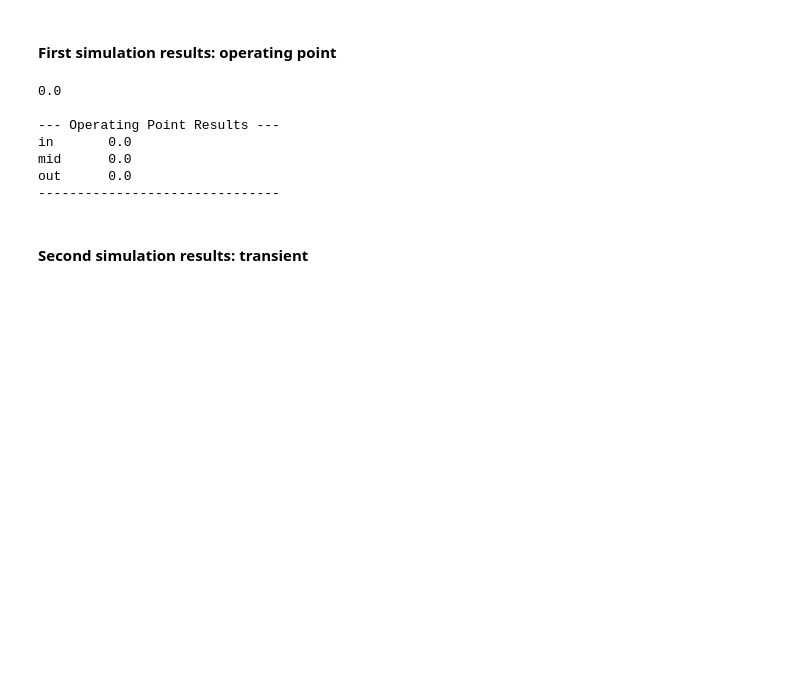
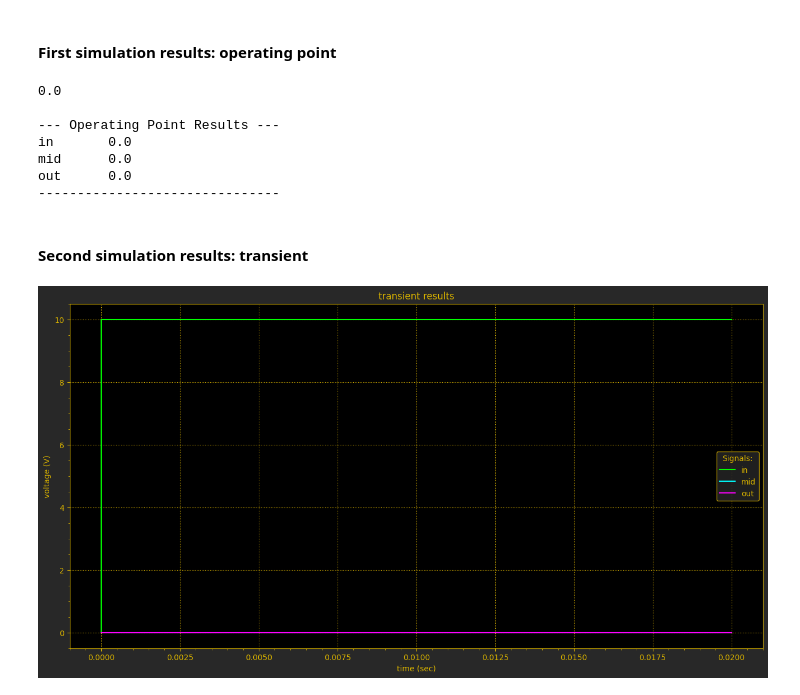
Before and after one commit to astorguy/sw_pwr_03, a Jupyter notebook: circuits/simple_rc/python/my_notebook.ipynb, the cells around one changed output. Cells and saved outputs as stored; diff of their text form; code cells hidden in the pictures; blank space fills up the shorter version.

Commit message:
plot results

```diff
--- a/circuits/simple_rc/python/my_notebook.ipynb
+++ b/circuits/simple_rc/python/my_notebook.ipynb
@@ -134,14 +134,16 @@ out      0.0
 # %%
 """plot tranisent results"""
 
 
 # x-axis and signals in list of numpys
 plot_data = sim_results[1].x_axis_and_sigs(VEC_INTEREST.list_out)
-y_names = VEC_ALL.list_out
+y_names = VEC_INTEREST.list_out
 
 plt_tr = spi.Plot("tr_plt", plot_data, y_names, RESULTS_PATH)
 plt_tr.set_title("transient results")
 plt_tr.define_axes(("time", "sec", "linear"), ("voltage", "V", "linear"))
 
 
 # spi.display_plots()
+# %% [output]
+[figure, added]
```
